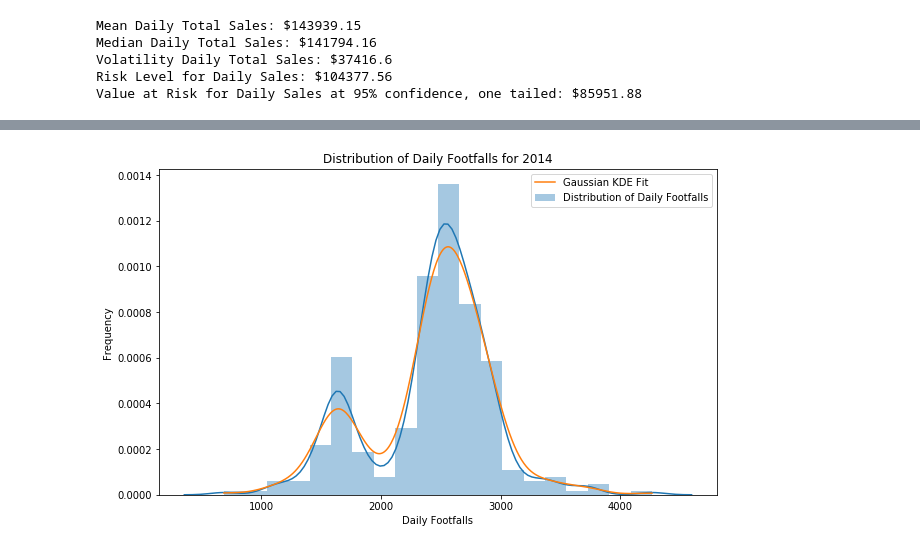
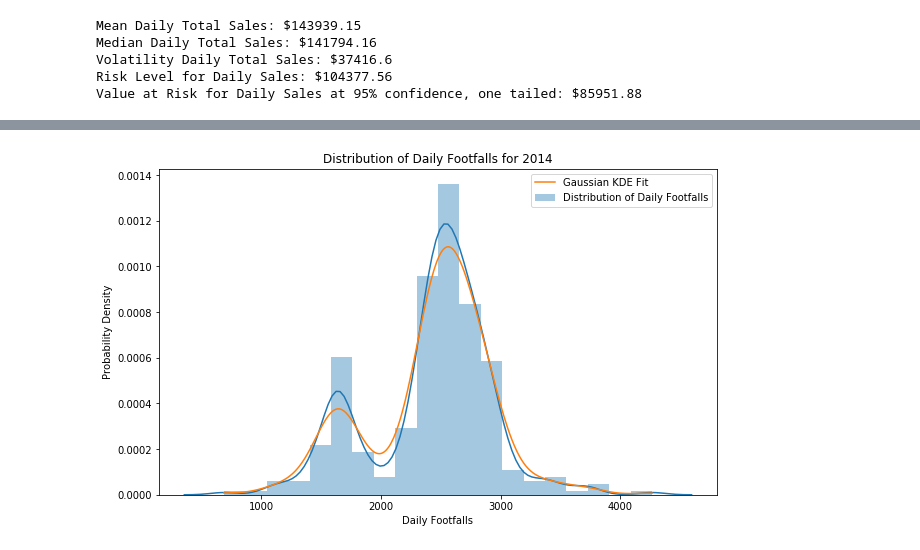
Before and after one commit to KevinSequeira/INFS-5096-Risk-Analysis, a Jupyter notebook: Exercise 2.ipynb, the cells around one changed output, grey strips where cells are left out. Drawn from its saved outputs; the diff is of its cells as text; code cells hidden in the pictures.

```diff
--- a/Exercise 2.ipynb
+++ b/Exercise 2.ipynb
@@ -115,25 +117,25 @@ Estimated Gamma Distribution Value at Risk for Daily Sales at 95% confidence, on
 # %%
 # Calculate the number of footfalls per day.
 footfallsPerDay = calculateDailyFootfalls(yearData)
 plt.figure(figsize = (10, 6))
 histo = sb.distplot(footfallsPerDay["Daily_Footfall_Count"], label = "Distribution of Daily Footfalls", bins = 20, kde = True)
 plt.xlabel("Daily Footfalls")
-plt.ylabel("Frequency")
+plt.ylabel("Probability Density")
 plt.title("Distribution of Daily Footfalls for 2014")
 xAxisTicks = plt.xticks()[0]
 lineSpace = np.linspace(min(footfallsPerDay["Daily_Footfall_Count"]), max(footfallsPerDay["Daily_Footfall_Count"]), len(footfallsPerDay["Daily_Footfall_Count"]))
 
 # Next, we try to fit a probability distribution on the data. Since this
 # is a bimodal distribution, we using Kernal Density Estimation.
 gaussianKDE = scipyStats.gaussian_kde(footfallsPerDay["Daily_Footfall_Count"])
 plt.plot(lineSpace, gaussianKDE(lineSpace), label = "Gaussian KDE Fit")
 plt.legend()
 plt.show()
 
 # Estimate the distribution of footfalls per day for 20 years.
 footfallsPerDaySamples = gaussianKDE.resample(footfallsPerDay.shape[0] * 20).astype(int)
 # %% [output]
-[figure, old version]
+[figure, new version]
 # %%
 # Next, we look at the distribution of sales on random days:
 dailySales = calculateDailySales(yearData[yearData["Sale_Date"] == "2014-01-02"])
```
Also changed, not shown: parts of 6 cells of this notebook.
